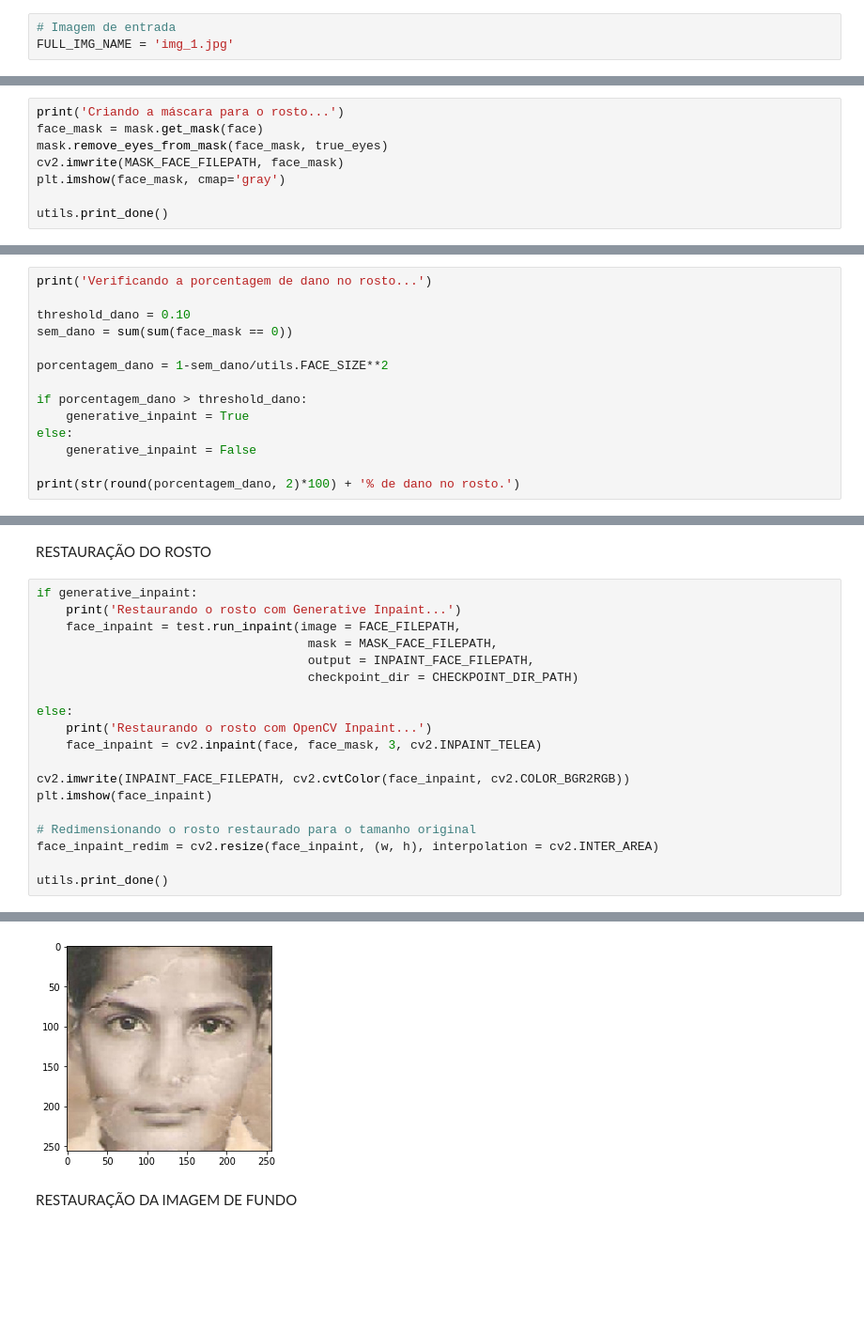
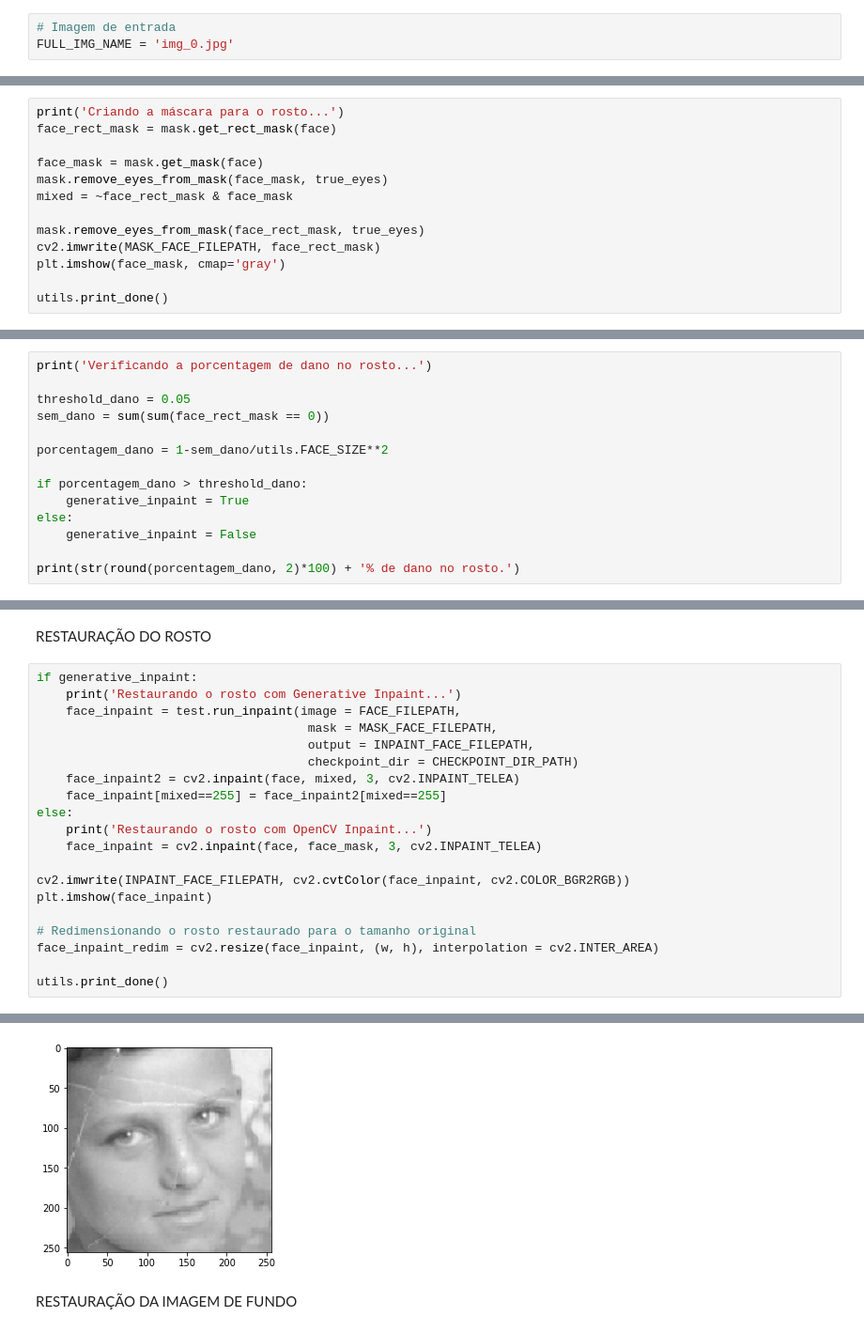
Before and after one commit to izabel-ferrari/projeto-formatura-poli, a Jupyter notebook: Inpaint.ipynb, the cells around one changed output, grey strips where cells are left out. Shown: that part at 94% size. Cells and saved outputs as stored; diff of their text form; blank space fills up the shorter version.

Commit message:
modify notebook to use new mask methods

```diff
--- a/Inpaint.ipynb
+++ b/Inpaint.ipynb
@@ -2,7 +2,7 @@
 IMAGEM A SER RESTAURADA
 # %%
 # Imagem de entrada
-FULL_IMG_NAME = 'img_1.jpg'
+FULL_IMG_NAME = 'img_0.jpg'
 # %% [markdown]
 IMPORTS
 # %%
@@ -113,9 +113,14 @@ Pronto.
 CRIAÇÃO DA MÁSCARA PARA O ROSTO (máscara em branco: 0 = preto, 255 = branco)
 # %%
 print('Criando a máscara para o rosto...')
+face_rect_mask = mask.get_rect_mask(face)
+
 face_mask = mask.get_mask(face)
 mask.remove_eyes_from_mask(face_mask, true_eyes)
-cv2.imwrite(MASK_FACE_FILEPATH, face_mask)
+mixed = ~face_rect_mask & face_mask
+
+mask.remove_eyes_from_mask(face_rect_mask, true_eyes)
+cv2.imwrite(MASK_FACE_FILEPATH, face_rect_mask)
 plt.imshow(face_mask, cmap='gray')
 
 utils.print_done()
@@ -128,8 +133,8 @@ VERIFICAÇÃO DA PORCENTAGEM DE DANO NO ROSTO
 # %%
 print('Verificando a porcentagem de dano no rosto...')
 
-threshold_dano = 0.10
-sem_dano = sum(sum(face_mask == 0))
+threshold_dano = 0.05
+sem_dano = sum(sum(face_rect_mask == 0))
 
 porcentagem_dano = 1-sem_dano/utils.FACE_SIZE**2
 
@@ -151,7 +156,8 @@ if generative_inpaint:
                                      mask = MASK_FACE_FILEPATH,
                                      output = INPAINT_FACE_FILEPATH,
                                      checkpoint_dir = CHECKPOINT_DIR_PATH)
-
+    face_inpaint2 = cv2.inpaint(face, mixed, 3, cv2.INPAINT_TELEA)
+    face_inpaint[mixed==255] = face_inpaint2[mixed==255]
 else:
     print('Restaurando o rosto com OpenCV Inpaint...')
     face_inpaint = cv2.inpaint(face, face_mask, 3, cv2.INPAINT_TELEA)
@@ -168,5 +174,5 @@ Restaurando o rosto com Generative Inpaint...
 Pronto.
-[figure, old version]
+[figure, new version]
 # %% [markdown]
 RESTAURAÇÃO DA IMAGEM DE FUNDO
 # %%
```
Also changed, not shown: parts of 10 cells of this notebook.
